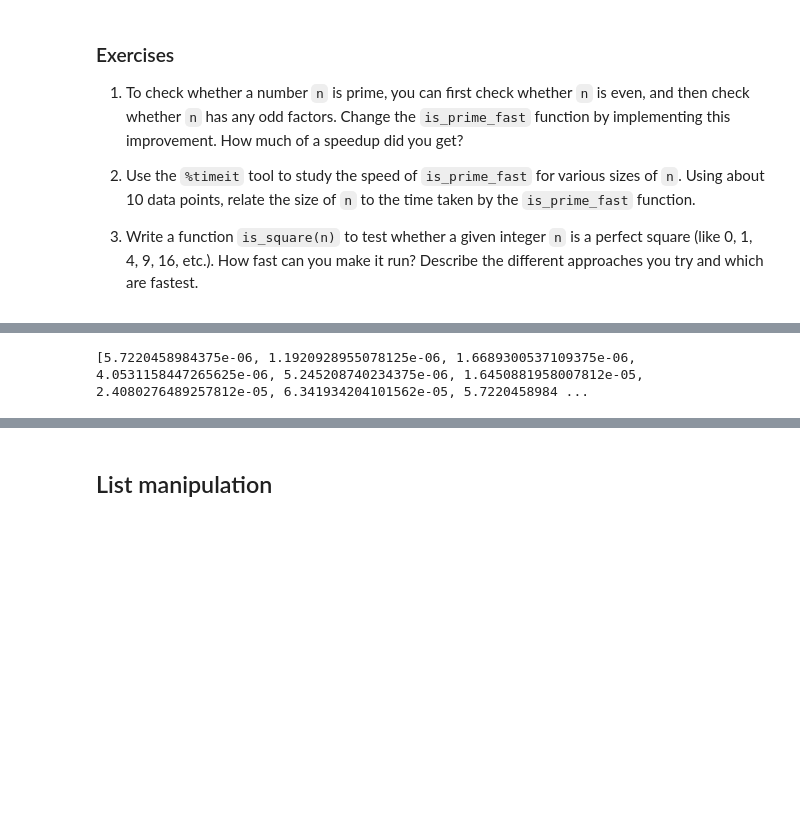
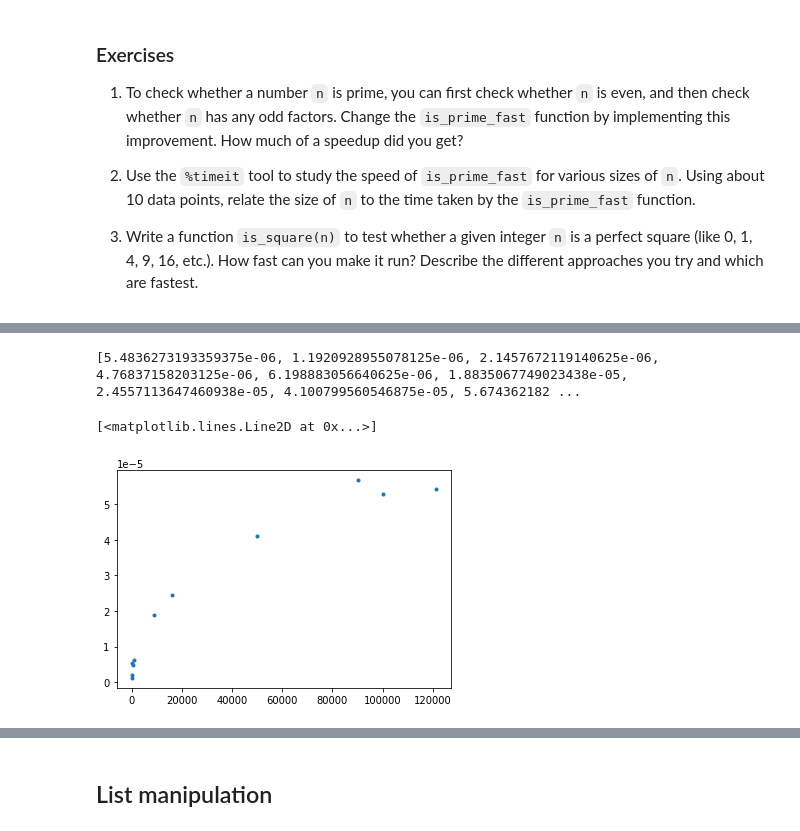
Before and after one commit to lwooliev/MATH-152, a Jupyter notebook: Copy_of_P4M_Notebook_3.ipynb, the cells around one changed output, grey strips where cells are left out. Drawn from its saved outputs; the diff is of its cells as text; code cells hidden in the pictures; blank space fills up the shorter version.

```diff
--- a/Copy_of_P4M_Notebook_3.ipynb
+++ b/Copy_of_P4M_Notebook_3.ipynb
@@ -240,15 +240,19 @@ The slowest run took 12.23 times longer than the fastest. This could mean that a
 # %%
 ## Exercise 2
 
+import matplotlib.pyplot as plt
 from time import time
 
-rdm_primes = [7,11,67,499,1009,9007,16001,90001,100003,121357]
+rdm_primes = [7,11,67,499,1009,9007,16001,49999,90001,100003,121357]
 comp_time = []
 for n in rdm_primes:
     t = time()
     is_prime_fast(n)
     t = time() - t
     comp_time.append(t)
 print(comp_time)
+plt.plot(rdm_primes, comp_time, '.')
 # %% [output]
-[5.7220458984375e-06, 1.1920928955078125e-06, 1.6689300537109375e-06, 4.0531158447265625e-06, 5.245208740234375e-06, 1.6450881958007812e-05, 2.4080276489257812e-05, 6.341934204101562e-05, 5.7220458984 ...
+[5.4836273193359375e-06, 1.1920928955078125e-06, 2.1457672119140625e-06, 4.76837158203125e-06, 6.198883056640625e-06, 1.8835067749023438e-05, 2.4557113647460938e-05, 4.100799560546875e-05, 5.674362182 ...
+[<matplotlib.lines.Line2D at 0x...>]
+[figure, added]
```
Also changed, not shown: parts of 113 cells of this notebook.
